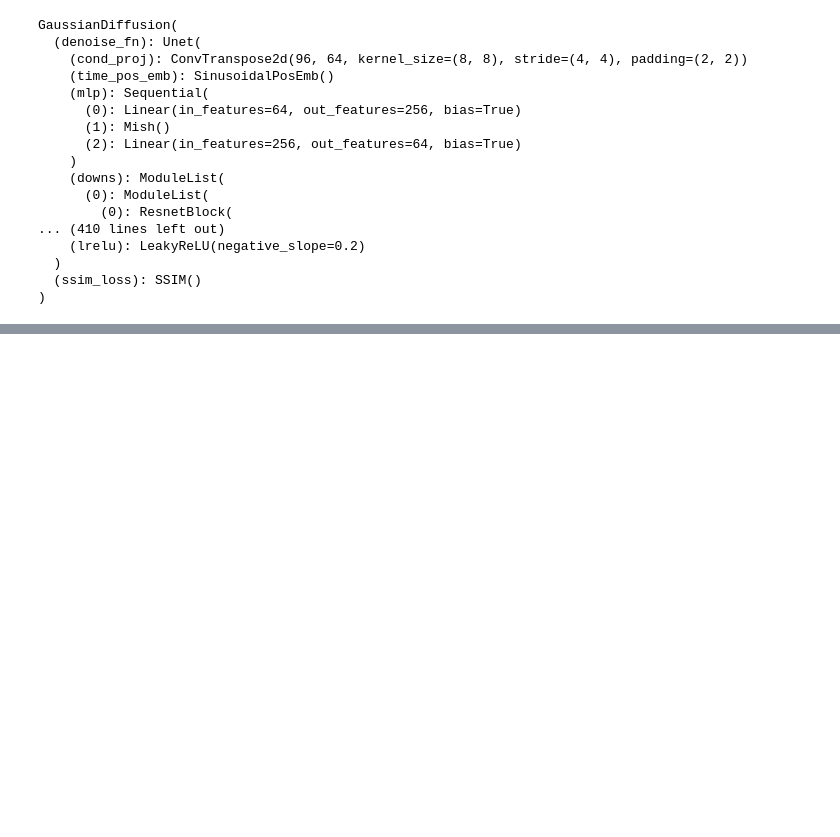
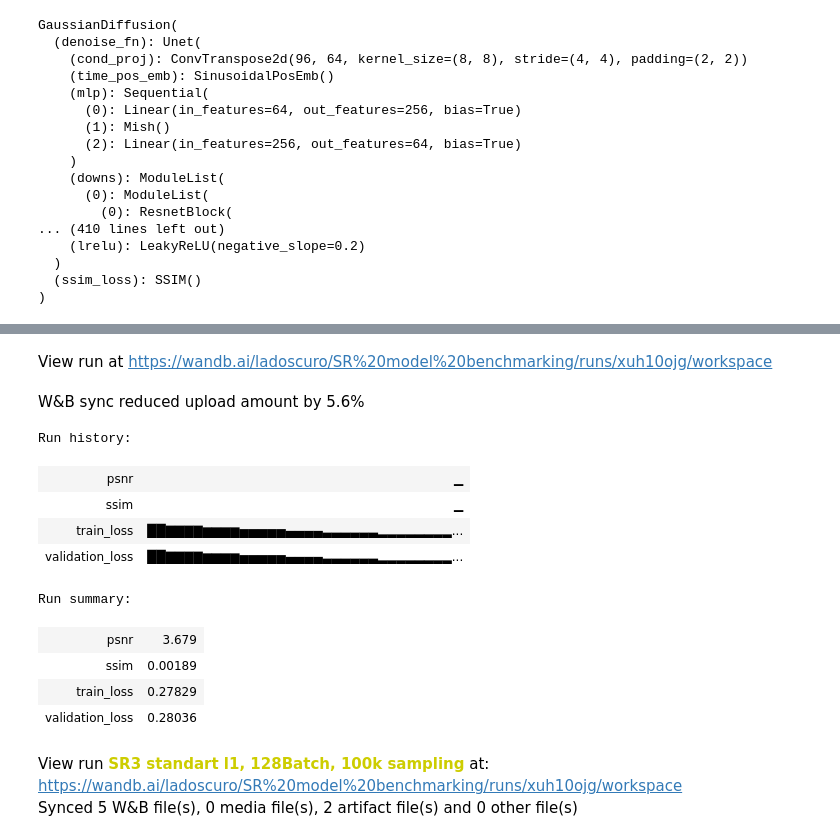
Before and after one commit to Descalabreitor/Satelite-Superresolution-diffusion, a Jupyter notebook: SRDiff experiments.ipynb, the cells around one changed output, grey strips where cells are left out. Saved outputs shown, nothing was run; the diff lists cells and outputs as text; code cells hidden in the pictures; blank space fills up the shorter version.

```diff
--- a/SRDiff experiments.ipynb
+++ b/SRDiff experiments.ipynb
@@ -127,0 +126,66 @@ Find logs at: .\wandb\run-20240529_111527-sqc1penm\logs
+# %%
+from models.SR3Builder import SR3Builder
+from tasks.SR3Trainer import SR3Trainer
+
+
+lr_size = 64
+hr_size = 256
+batch_size = 128
+dataset_dir = 'C:\\Users\\adrianperera\\Desktop\\dataset_tfg'
+
+dataset = AerialDataset(dataset_dir, lr_size, hr_size, data_augmentation = None, aux_sat_prob= 0.5, sat_dataset_path= "C:\\Users\\adrianperera\\Desktop\\dataset_tfg\\satelite_dataset\\64_256")
+train_dataset, val_dataset, test_dataset = random_split(dataset, [0.6, 0.2, 0.2], generator=torch.Generator().manual_seed(420))
+
+train_dataloader = DataLoader(train_dataset, batch_size=batch_size, shuffle=True)
+val_dataloader = DataLoader(val_dataset, batch_size=batch_size, shuffle=True)
+test_dataloader = DataLoader(test_dataset, batch_size=batch_size, shuffle=True)
+
+device = torch.device(0)
+
+model_builder = SR3Builder()
+model_builder = model_builder.set_standart()
+model_builder = model_builder.set_sample_steps(1000)
+model_builder = model_builder.set_losstype("l1")
+model = model_builder.build()
+model.to(device)
+
+hyperparams = {
+    "lr":0.0002,
+    "epochs":100,
+    "eta_min":1e-7,
+    "decay_steps": 100000,
+    "gamma" : 0.5,
+    "model" : "SR3",
+    "grad_acum": 0,
+    "ddp": False,
+    "batch_size":batch_size
+}
+hyperparams.update(model_builder.get_hyperparameters())
+optimizer = torch.optim.Adam(model.parameters(), lr=hyperparams["lr"])
+scheduler = torch.optim.lr_scheduler.StepLR(optimizer, step_size=hyperparams["decay_steps"], gamma=hyperparams["gamma"])
+
+project_name = "SR model benchmarking"
+run_name = "SR3 standart l1, 128Batch, 100k sampling"
+wandb.login()
+wandb.init(project=project_name, config=hyperparams, name=run_name)
+
+trainer = SR3Trainer(metrics_used=("ssim", "psnr"), model_name="SR3 Standart l1 DA 128b 100k sampling", grad_acum=hyperparams["grad_acum"])
+trainer.set_model(model)
+trainer.set_optimizer(optimizer)
+trainer.set_scheduler(scheduler)
+for epoch in range(hyperparams["epochs"]):
+    with torch.no_grad():
+        val_loss = trainer.validate(val_dataloader)
+
+    train_loss = trainer.train(train_dataloader, epoch)
+    torch.cuda.empty_cache()
+    if epoch % 10 == 0:
+        trainer.save_model("saved models\\SR3")
+
+    torch.cuda.empty_cache()
+    wandb.log({"train_loss": train_loss, "validation_loss": val_loss})
+
+test_metrics = trainer.test(test_dataloader)
+wandb.log(test_metrics)
+wandb.finish()
+# %% [output]
@@ -127,0 +197,14 @@ Find logs at: .\wandb\run-20240529_111527-sqc1penm\logs
+View run at https://wandb.ai/ladoscuro/SR%20model%20benchmarking/runs/xuh10ojg/workspace
+W&B sync reduced upload amount by 5.6%
+Run history:
+| psnr | ▁ |
+| ssim | ▁ |
+| train_loss | ██▇▇▇▇▆▆▆▆▅▅▅▅▅▄▄▄▄▃▃▃▃▃▃▂▂▂▂▂▂▂▂... |
+| validation_loss | ██▇▇▇▇▆▆▆▆▅▅▅▅▅▄▄▄▄▃▃▃▃▃▃▂▂▂▂▂▂▂▂... |
+Run summary:
+| psnr | 3.679 |
+| ssim | 0.00189 |
+| train_loss | 0.27829 |
+| validation_loss | 0.28036 |
+View run SR3 standart l1, 128Batch, 100k sampling at: https://wandb.ai/ladoscuro/SR%20model%20benchmarking/runs/xuh10ojg/workspace
+Synced 5 W&B file(s), 0 media file(s), 2 artifact file(s) and 0 other file(s)
```
Also changed, not shown: parts of 3 cells of this notebook, 1 other file.
